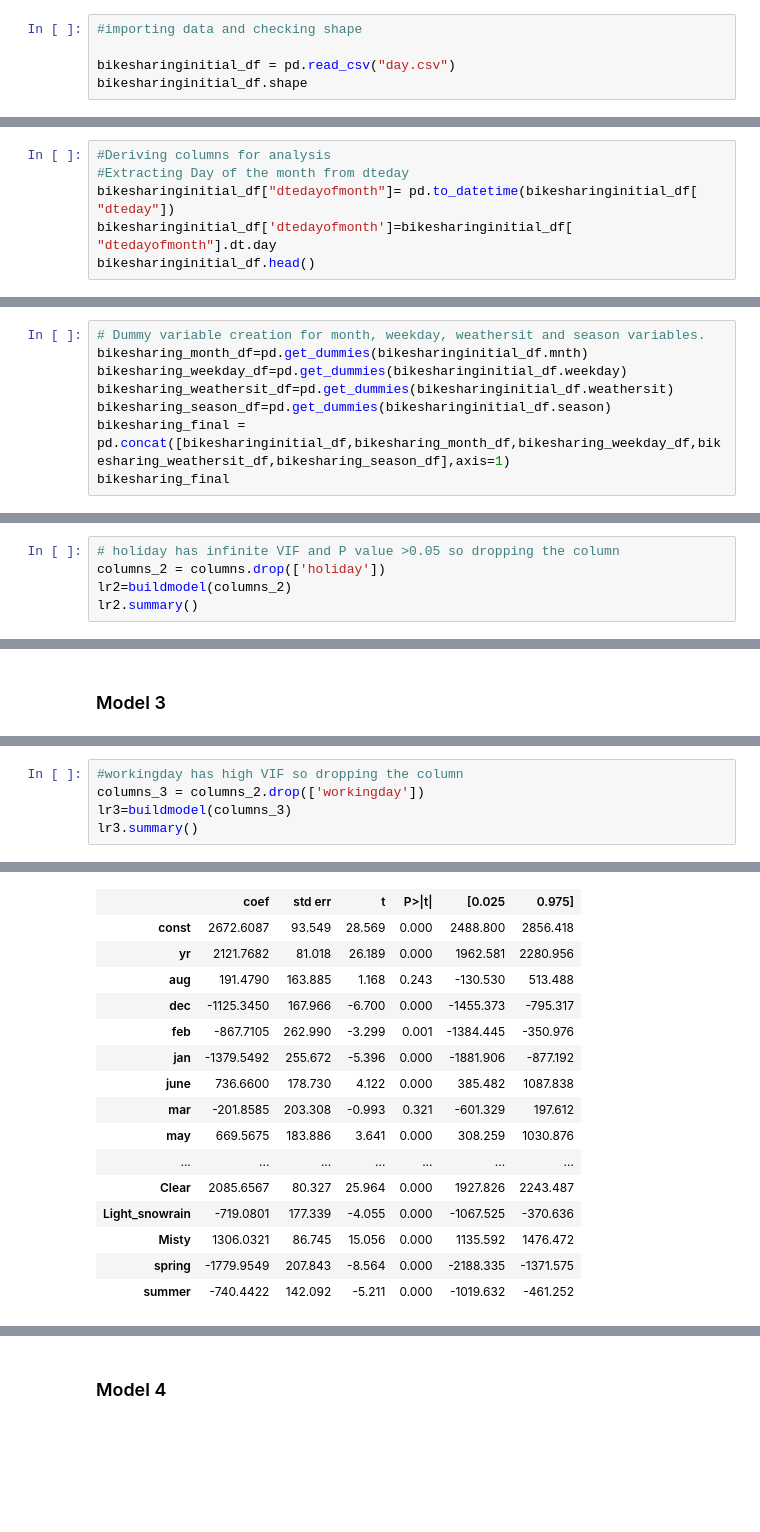
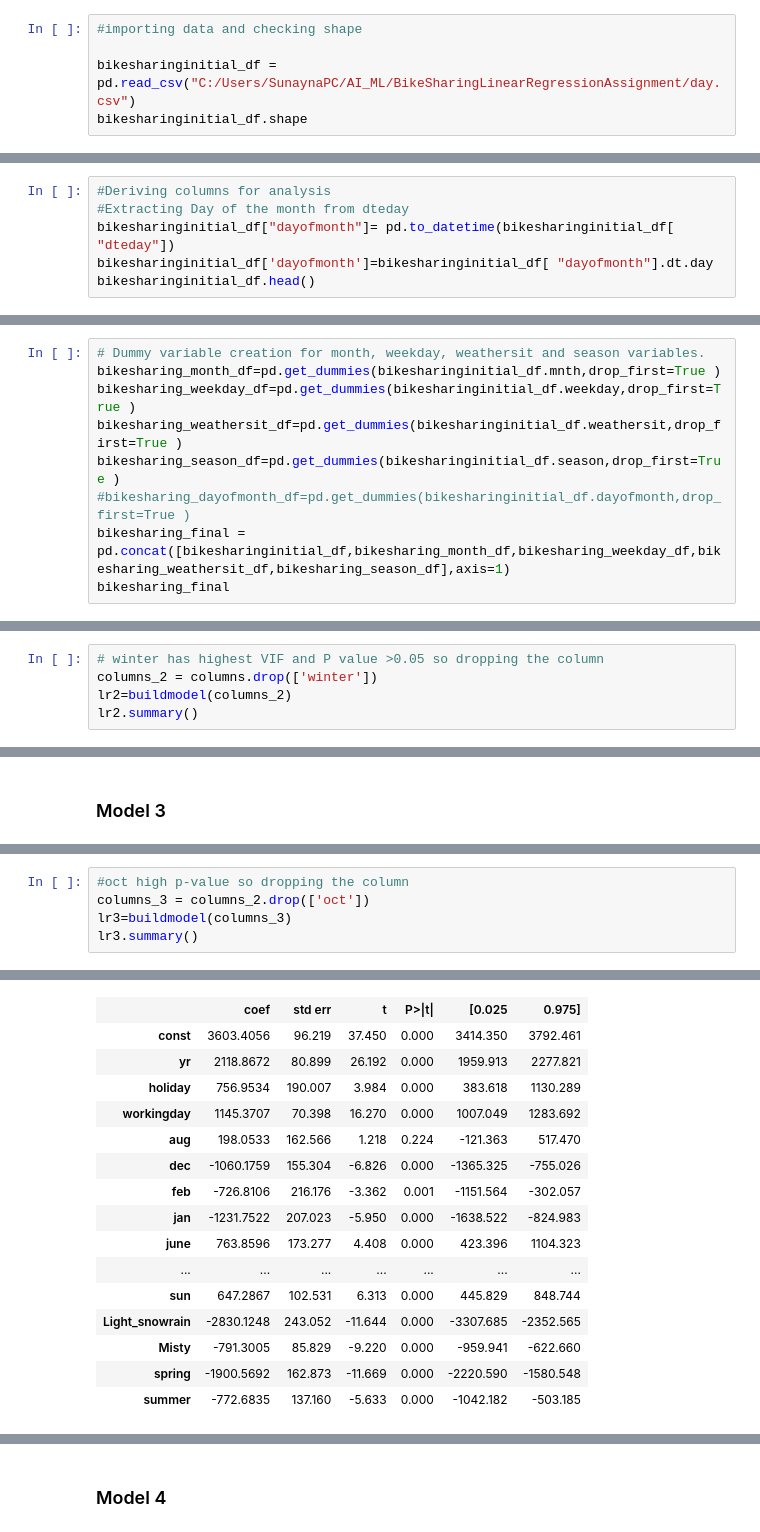
Before and after one commit to sunaynatalreja/BikeSharingLinearRegressionAssignment, a Jupyter notebook: Bike_Sharing_Linear_Regression_Assignment.ipynb, the cells around one changed output, grey strips where cells are left out. Drawn from its saved outputs; the diff is of its cells as text; blank space fills up the shorter version.

```diff
--- a/Bike_Sharing_Linear_Regression_Assignment.ipynb
+++ b/Bike_Sharing_Linear_Regression_Assignment.ipynb
@@ -17,7 +17,7 @@ warnings.filterwarnings('ignore')
 # %%
 #importing data and checking shape
 
-bikesharinginitial_df = pd.read_csv("day.csv")
+bikesharinginitial_df = pd.read_csv("C:/Users/SunaynaPC/AI_ML/BikeSharingLinearRegressionAssignment/day.csv")
 bikesharinginitial_df.shape
 # %% [output]
 (730, 16)
@@ -60,8 +60,8 @@ bikesharinginitial_df.describe()
 # %%
 #Deriving columns for analysis
 #Extracting Day of the month from dteday
-bikesharinginitial_df["dtedayofmonth"]= pd.to_datetime(bikesharinginitial_df[ "dteday"])
-bikesharinginitial_df['dtedayofmonth']=bikesharinginitial_df[ "dtedayofmonth"].dt.day
+bikesharinginitial_df["dayofmonth"]= pd.to_datetime(bikesharinginitial_df[ "dteday"])
+bikesharinginitial_df['dayofmonth']=bikesharinginitial_df[ "dayofmonth"].dt.day
 bikesharinginitial_df.head()
 # %% [output]
 |  | instant | dteday | season | yr | mnth | holiday | weekday | workingday | weathersit | temp | ... |
@@ -298,9 +302,10 @@ plt.legend(labels=['2018', '2019'])
 # %%
 # Dummy variable creation for month, weekday, weathersit and season variables.
-bikesharing_month_df=pd.get_dummies(bikesharinginitial_df.mnth)
-bikesharing_weekday_df=pd.get_dummies(bikesharinginitial_df.weekday)
-bikesharing_weathersit_df=pd.get_dummies(bikesharinginitial_df.weathersit)
-bikesharing_season_df=pd.get_dummies(bikesharinginitial_df.season)
+bikesharing_month_df=pd.get_dummies(bikesharinginitial_df.mnth,drop_first=True )
+bikesharing_weekday_df=pd.get_dummies(bikesharinginitial_df.weekday,drop_first=True )
+bikesharing_weathersit_df=pd.get_dummies(bikesharinginitial_df.weathersit,drop_first=True )
+bikesharing_season_df=pd.get_dummies(bikesharinginitial_df.season,drop_first=True )
+#bikesharing_dayofmonth_df=pd.get_dummies(bikesharinginitial_df.dayofmonth,drop_first=True )
 bikesharing_final = pd.concat([bikesharinginitial_df,bikesharing_month_df,bikesharing_weekday_df,bikesharing_weathersit_df,bikesharing_season_df],axis=1)
 bikesharing_final
 # %% [output]
@@ -501,6 +506,6 @@ calc_vif(columns)
 # %%
-# holiday has infinite VIF and P value >0.05 so dropping the column
-columns_2 = columns.drop(['holiday'])
+# winter has highest VIF and P value >0.05 so dropping the column
+columns_2 = columns.drop(['winter'])
 lr2=buildmodel(columns_2)
 lr2.summary()
 # %% [output]
@@ -571,6 +576,6 @@ calc_vif(columns_2)
 # %%
-#workingday has high VIF so dropping the column
-columns_3 = columns_2.drop(['workingday'])
+#oct high p-value so dropping the column
+columns_3 = columns_2.drop(['oct'])
 lr3=buildmodel(columns_3)
 lr3.summary()
 # %% [output]
@@ -585,18 +590,18 @@ OLS Regression Results
 | Df Model: | 17 |  |  |
 | Covariance Type: | nonrobust |  |  |
 |  | coef | std err | t | P>|t| | [0.025 | 0.975] |
-| const | 2672.6087 | 93.549 | 28.569 | 0.000 | 2488.800 | 2856.418 |
-| yr | 2121.7682 | 81.018 | 26.189 | 0.000 | 1962.581 | 2280.956 |
-| aug | 191.4790 | 163.885 | 1.168 | 0.243 | -130.530 | 513.488 |
-| dec | -1125.3450 | 167.966 | -6.700 | 0.000 | -1455.373 | -795.317 |
-| feb | -867.7105 | 262.990 | -3.299 | 0.001 | -1384.445 | -350.976 |
-| jan | -1379.5492 | 255.672 | -5.396 | 0.000 | -1881.906 | -877.192 |
-| june | 736.6600 | 178.730 | 4.122 | 0.000 | 385.482 | 1087.838 |
-| mar | -201.8585 | 203.308 | -0.993 | 0.321 | -601.329 | 197.612 |
-| may | 669.5675 | 183.886 | 3.641 | 0.000 | 308.259 | 1030.876 |
+| const | 3603.4056 | 96.219 | 37.450 | 0.000 | 3414.350 | 3792.461 |
+| yr | 2118.8672 | 80.899 | 26.192 | 0.000 | 1959.913 | 2277.821 |
+| holiday | 756.9534 | 190.007 | 3.984 | 0.000 | 383.618 | 1130.289 |
+| workingday | 1145.3707 | 70.398 | 16.270 | 0.000 | 1007.049 | 1283.692 |
+| aug | 198.0533 | 162.566 | 1.218 | 0.224 | -121.363 | 517.470 |
+| dec | -1060.1759 | 155.304 | -6.826 | 0.000 | -1365.325 | -755.026 |
+| feb | -726.8106 | 216.176 | -3.362 | 0.001 | -1151.564 | -302.057 |
+| jan | -1231.7522 | 207.023 | -5.950 | 0.000 | -1638.522 | -824.983 |
+| june | 763.8596 | 173.277 | 4.408 | 0.000 | 423.396 | 1104.323 |
 | ... | ... | ... | ... | ... | ... | ... |
-| Clear | 2085.6567 | 80.327 | 25.964 | 0.000 | 1927.826 | 2243.487 |
-| Light_snowrain | -719.0801 | 177.339 | -4.055 | 0.000 | -1067.525 | -370.636 |
-| Misty | 1306.0321 | 86.745 | 15.056 | 0.000 | 1135.592 | 1476.472 |
-| spring | -1779.9549 | 207.843 | -8.564 | 0.000 | -2188.335 | -1371.575 |
-| summer | -740.4422 | 142.092 | -5.211 | 0.000 | -1019.632 | -461.252 |
+| sun | 647.2867 | 102.531 | 6.313 | 0.000 | 445.829 | 848.744 |
+| Light_snowrain | -2830.1248 | 243.052 | -11.644 | 0.000 | -3307.685 | -2352.565 |
+| Misty | -791.3005 | 85.829 | -9.220 | 0.000 | -959.941 | -622.660 |
+| spring | -1900.5692 | 162.873 | -11.669 | 0.000 | -2220.590 | -1580.548 |
+| summer | -772.6835 | 137.160 | -5.633 | 0.000 | -1042.182 | -503.185 |
```
Also changed, not shown: parts of 84 cells of this notebook.
